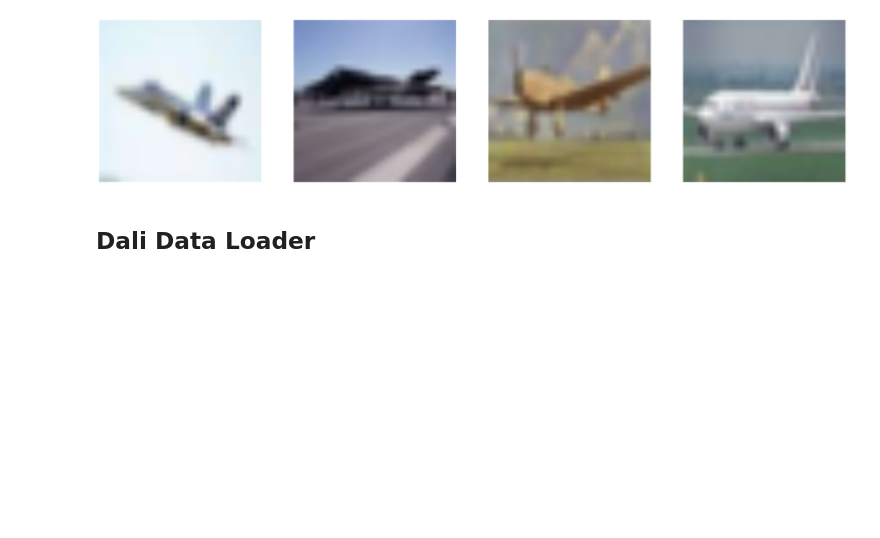
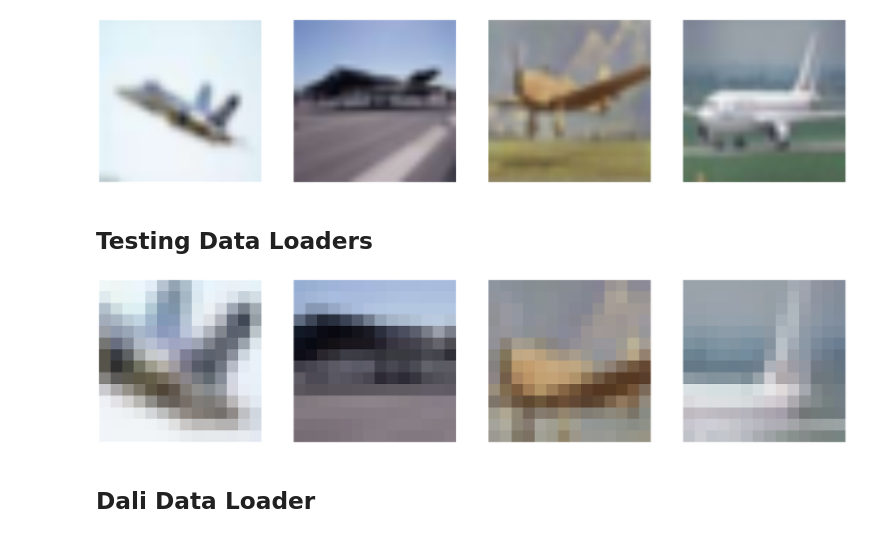
Before and after one commit to Data-drone/cv_experiments, a Jupyter notebook: data_pipeline/DataLoader_Testing.ipynb, the cells around one changed output. Saved outputs shown, nothing was run; the diff lists cells and outputs as text; code cells hidden in the pictures; blank space fills up the shorter version.

Commit message:
added some testing using the experimental python functional api

```diff
--- a/data_pipeline/DataLoader_Testing.ipynb
+++ b/data_pipeline/DataLoader_Testing.ipynb
@@ -36,7 +36,7 @@ import matplotlib.gridspec as gridspec
 import matplotlib.pyplot as plt
 %matplotlib inline
 
-def show_images(image_batch):
+def show_dali_images(image_batch):
     columns = 4
     rows = (batch_size + 1) // (columns)
     fig = plt.figure(figsize = (32,(32 // columns) * rows))
@@ -168,6 +168,31 @@ loader_images, loader_labels = loader_test.next()
 show_images(loader_images)
 # %% [output]
 [figure]
+# %% [markdown]
+## Testing Data Loaders
+# %%
+# example single pipeline
+def test_pipeline(device_id):
+    pipe = Pipeline(batch_size=batch_size, num_threads=1, device_id=device_id)
+    with pipe:
+        jpegs, labels = fn.file_reader(file_root=image_dir, random_shuffle=False)
+        images = fn.image_decoder(jpegs, device='mixed', output_type=types.RGB)
+        images = fn.crop(images, crop = [28,28], crop_pos_x=0.5, crop_pos_y=0.5)
+        images = fn.random_resized_crop(images, size = [14,14])
+        pipe.set_outputs(images, labels)
+
+    return pipe
+
+# Create and build the pipeline
+pipe = test_pipeline(device_id = 1)
+pipe.build()
+
+# Run pipeline on selected device
+images, labels = pipe.run()
+# %%
+show_dali_images(images.as_cpu())
+# %% [output]
+[figure, added]
 # %% [markdown]
 ## Dali Data Loader
 # %%
```
Also changed, not shown: parts of 4 cells of this notebook.
